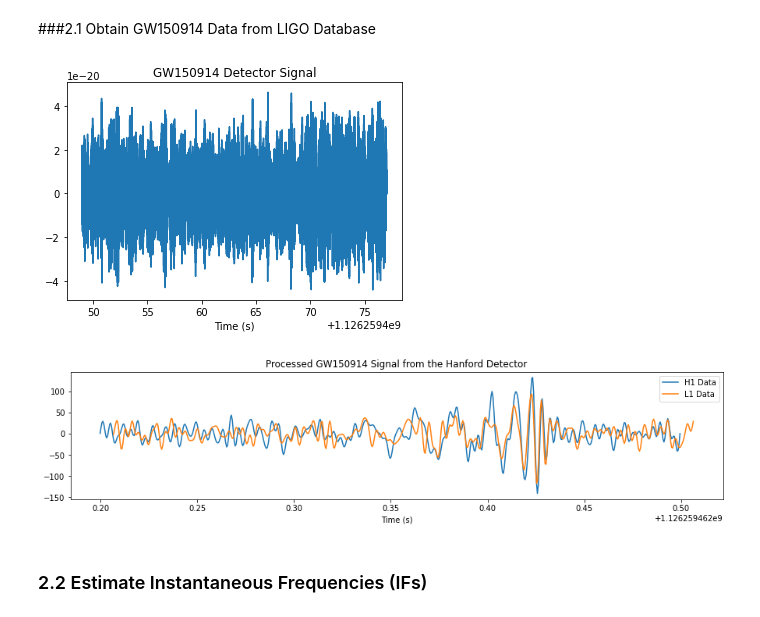
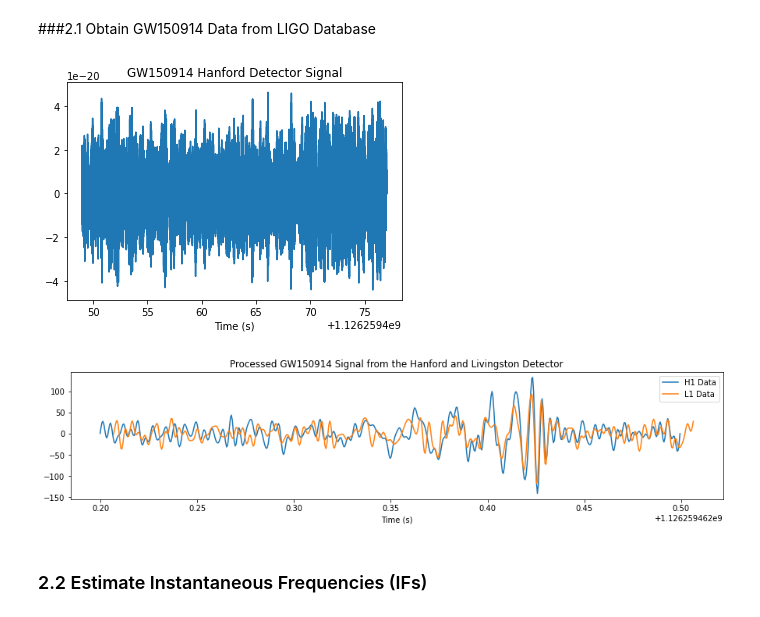
Before and after one commit to xli2522/simple-BBH-waveform, a Jupyter notebook: simple_BBH_waveform.ipynb, the cells around one changed output. Drawn from its saved outputs; the diff is of its cells as text; code cells hidden in the pictures.

```diff
--- a/simple_BBH_waveform.ipynb
+++ b/simple_BBH_waveform.ipynb
@@ -67,27 +73,27 @@ from pycbc.filter import resample_to_delta_t, highpass
 # %%
 merger = Merger("GW150914")
 
 # Get the data from H and L detectors
 hdata = merger.strain('H1')
 ldata = merger.strain('L1')
 
 # Frequency pass filter and downsample the data to 2048Hz
 rate = 2048
 # (normally 4096Hz is used but in this simple calculation the sampling Freq can be lower)
 hdata = highpass(hdata, 15.0)
 hdata = resample_to_delta_t(hdata, 1.0/rate)
 
 ldata = highpass(ldata, 15.0)
 ldata = resample_to_delta_t(ldata, 1.0/rate)
 
 # crop the signal
 conditionedhdata = hdata.crop(2, 2); conditionedldata = ldata.crop(2, 2)
 pylab.plot(conditionedhdata.sample_times, conditionedhdata)
 pylab.xlabel('Time (s)')
-pylab.title('GW150914 Detector Signal')
+pylab.title('GW150914 Hanford Detector Signal')
 pylab.show()
 # %% [output]
-[figure, old version]
+[figure, new version]
 # %%
 # Here are some steps taken to reduce the further reduce the signal noise
 
@@ -116,7 +122,7 @@ white_hdata = white_hdata.time_slice(merger.time-.2, merger.time+.1)
 white_ldata = white_ldata.time_slice(merger.time-.2, merger.time+.1)
 
 pylab.figure(figsize=[15, 3])
-pylab.title('Processed GW150914 Signal from the Hanford Detector')
+pylab.title('Processed GW150914 Signal from the Hanford and Livingston Detector')
 pylab.plot(white_hdata.sample_times, white_hdata, label="H1 Data")
 # Here we invert the L1 data and shift L1 data forward by 6.9 ms to match the t_merger
 pylab.plot(white_ldata.sample_times+0.0069, -white_ldata, label="L1 Data")
@@ -124,6 +130,6 @@ pylab.xlabel('Time (s)')
 pylab.legend()
 pylab.show()
 # %% [output]
-[figure, old version]
+[figure, new version]
 # %% [markdown]
 ### 2.2 Estimate Instantaneous Frequencies (IFs)
```
Also changed, not shown: parts of 6 cells of this notebook.
